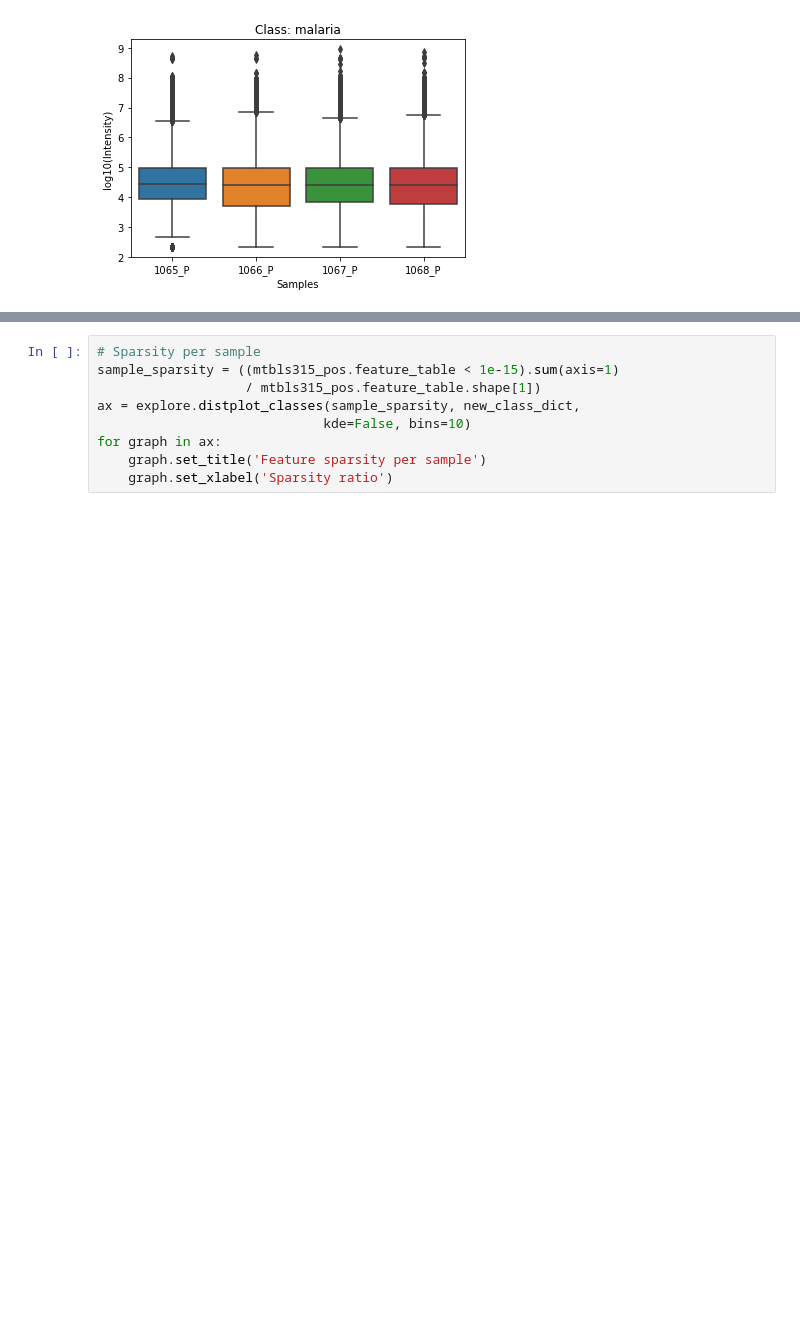
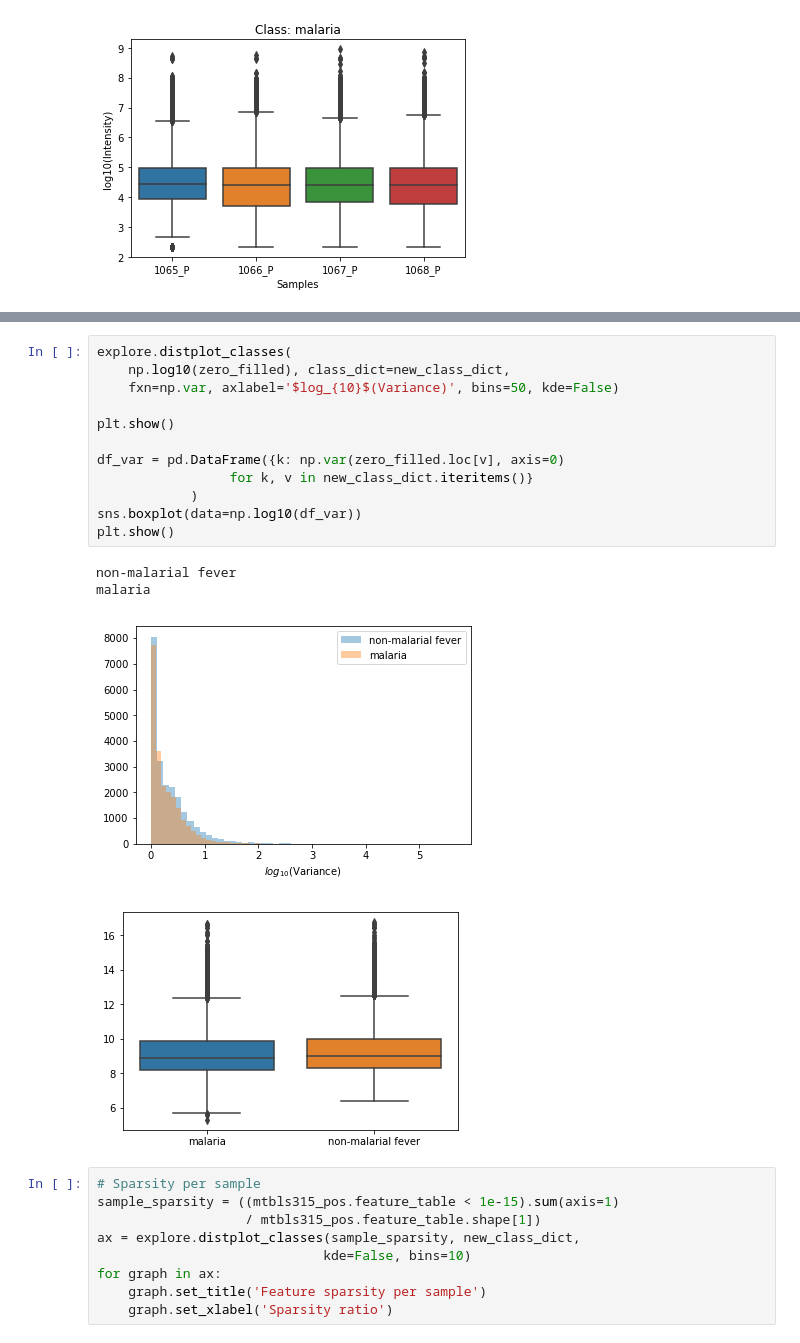
Before and after one commit to irockafe/metabolomics_processing, a Jupyter notebook: notebooks/MTBLS315_pos_analysis_template.ipynb, the cells around one changed output, grey strips where cells are left out. Cells and saved outputs as stored; diff of their text form; blank space fills up the shorter version.

```diff
--- a/notebooks/MTBLS315_pos_analysis_template.ipynb
+++ b/notebooks/MTBLS315_pos_analysis_template.ipynb
@@ -157,3 +193,20 @@ malaria
+# %%
+explore.distplot_classes(
+    np.log10(zero_filled), class_dict=new_class_dict,
+    fxn=np.var, axlabel='$log_{10}$(Variance)', bins=50, kde=False)
+
+plt.show()
+
+df_var = pd.DataFrame({k: np.var(zero_filled.loc[v], axis=0)
+                 for k, v in new_class_dict.iteritems()}
+            )
+sns.boxplot(data=np.log10(df_var))
+plt.show()
+# %% [output]
+non-malarial fever
+malaria
+[figure, added]
+[figure, added]
 # %%
 # Sparsity per sample
 sample_sparsity = ((mtbls315_pos.feature_table < 1e-15).sum(axis=1)
```
Also changed, not shown: parts of 20 cells of this notebook, 22 other files.
